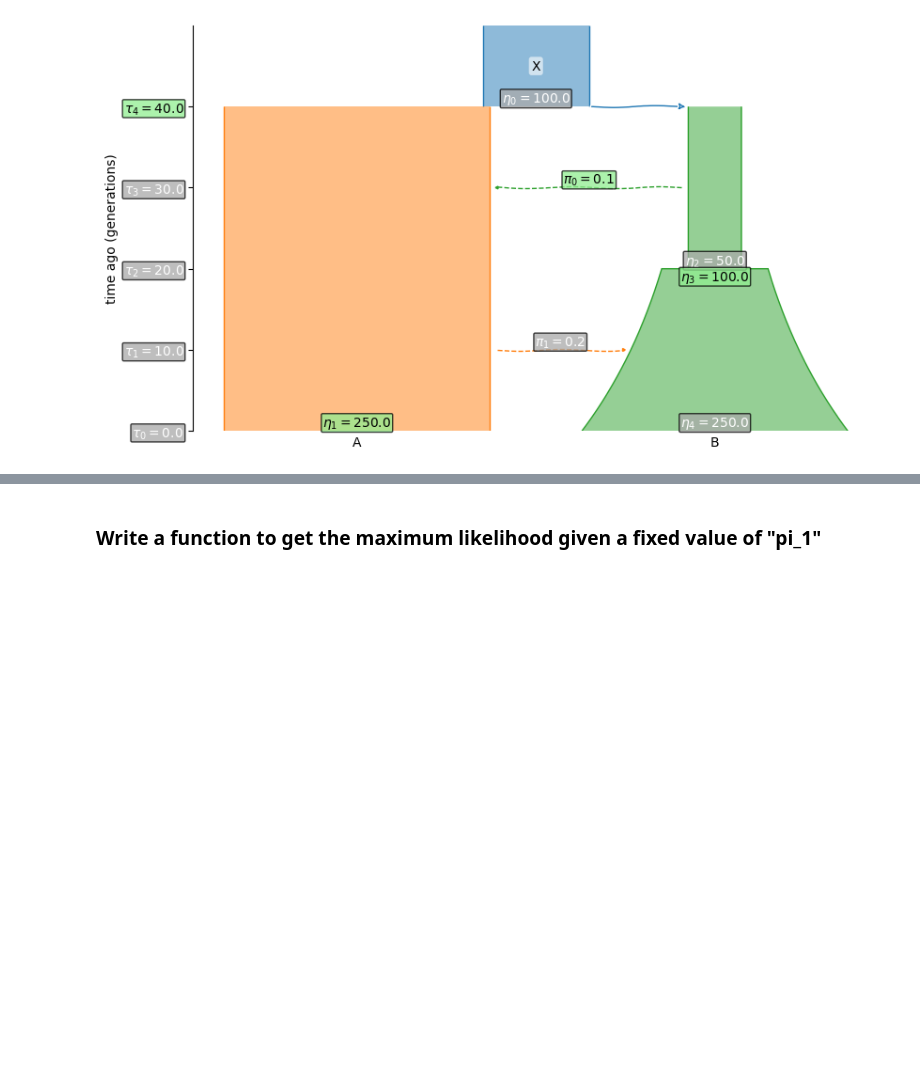
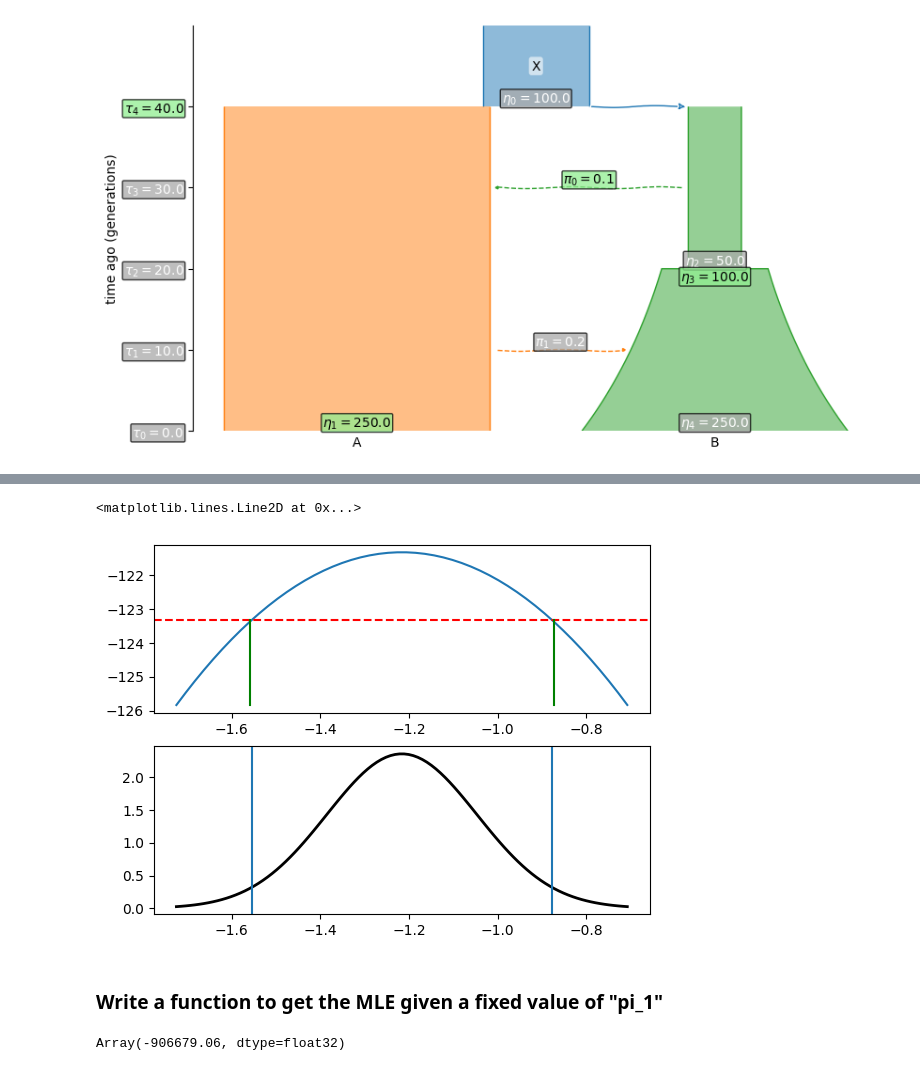
Before and after one commit to enesdilber/URPS_popgen, a Jupyter notebook: Profile_likelihood.ipynb, the cells around one changed output, grey strips where cells are left out. Drawn from its saved outputs; the diff is of its cells as text; code cells hidden in the pictures; blank space fills up the shorter version.

Commit message:
add a profile likelihood example

```diff
--- a/Profile_likelihood.ipynb
+++ b/Profile_likelihood.ipynb
@@ -52,2 +119,38 @@ params.tubes(show_letters=True)
+# %%
+H = jax.hessian(loglik)(b_hat, X, y)
+std_error = np.sqrt(np.diag(np.linalg.pinv(H)))
+std0 = std_error[0]
+rv = stats.norm(loc=b_hat0, scale=std0)
+# %%
+xlim = [b_hat0 - 3*std0, b_hat0 + 3*std0]
+b_0s = np.linspace(xlim[0], xlim[1], 50)
+
+logliks = np.array([-get_mle(b, 0, b_0).fun for b_0 in b_0s])
+# %%
+myhline = mle_loglik - 2
+# %%
+sorted_ind = np.argsort(np.abs(logliks - myhline))
+v1 = sorted_ind[0]
+for i, val in enumerate(sorted_ind[1:]):
+    if abs(v1 - val) == (i + 1):
+        pass
+    else:
+        v2 = val
+        break
+# %%
+fig, axs = plt.subplots(2, 1)
+
+axs[0].plot(b_0s, logliks)
+axs[0].axhline(myhline, color='red', linestyle='dashed')
+axs[0].plot([b_0s[v1], b_0s[v1]], [myhline, min(logliks)], color = 'green')
+axs[0].plot([b_0s[v2], b_0s[v2]], [myhline, min(logliks)], color = 'green')
+
+x = np.linspace(xlim[0], xlim[1], 100)
+axs[1].plot(x, rv.pdf(x), 'k-', lw=2)
+axs[1].axvline(b_hat0 - 2*std0)
+axs[1].axvline(b_hat0 + 2*std0)
+# %% [output]
+<matplotlib.lines.Line2D at 0x...>
+[figure, added]
 # %% [markdown]
-### Write a function to get the maximum likelihood given a fixed value of "pi_1"
+### Write a function to get the MLE given a fixed value of "pi_1"
@@ -56,0 +197,4 @@ def MLE_given_pi_1(val_pi_1):
+# %%
+momi.loglik_with_gradient(params, jsfs)[0]
+# %% [output]
+Array(-906679.06, dtype=float32)
```
Also changed, not shown: parts of 13 cells of this notebook.
